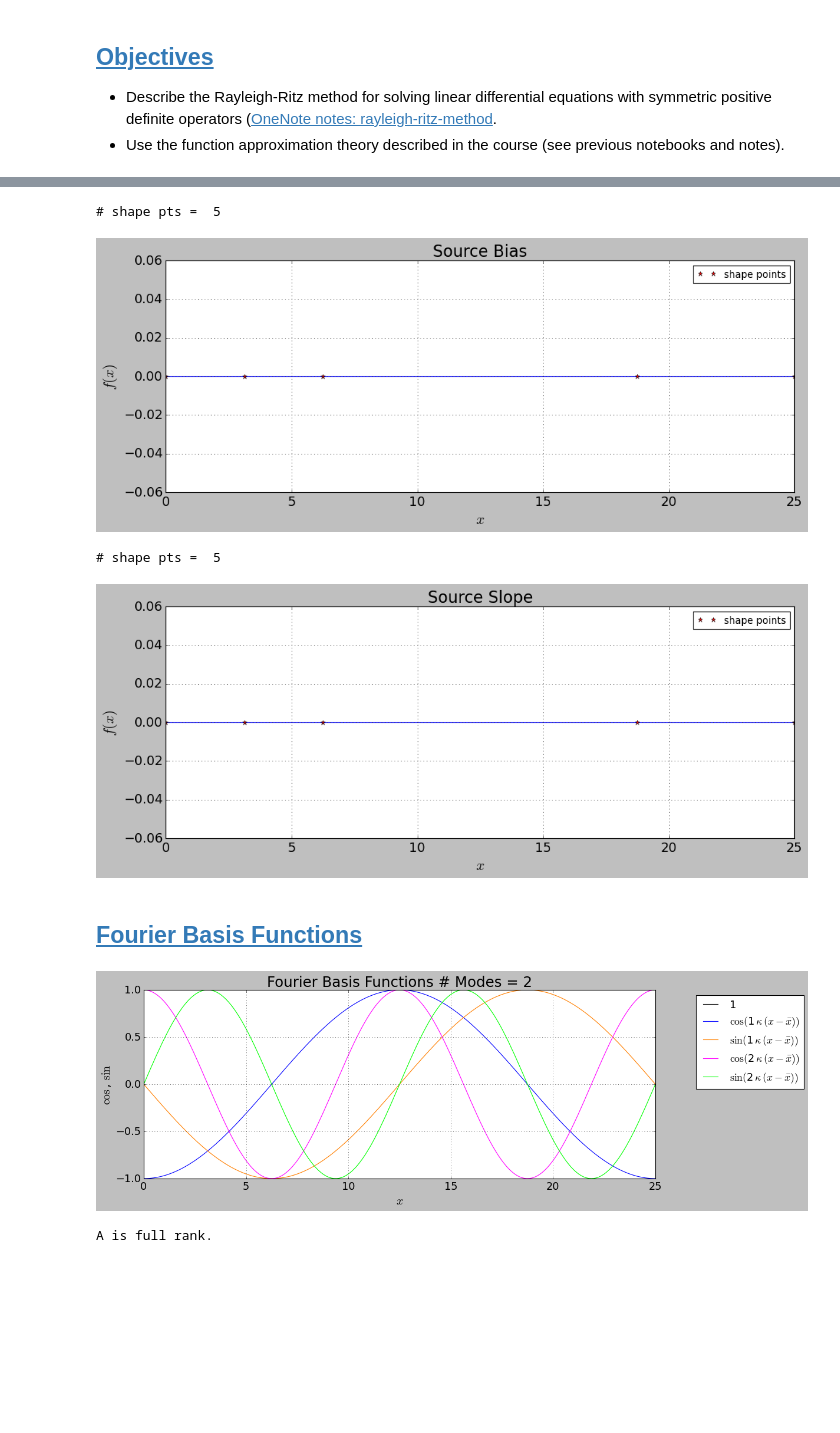
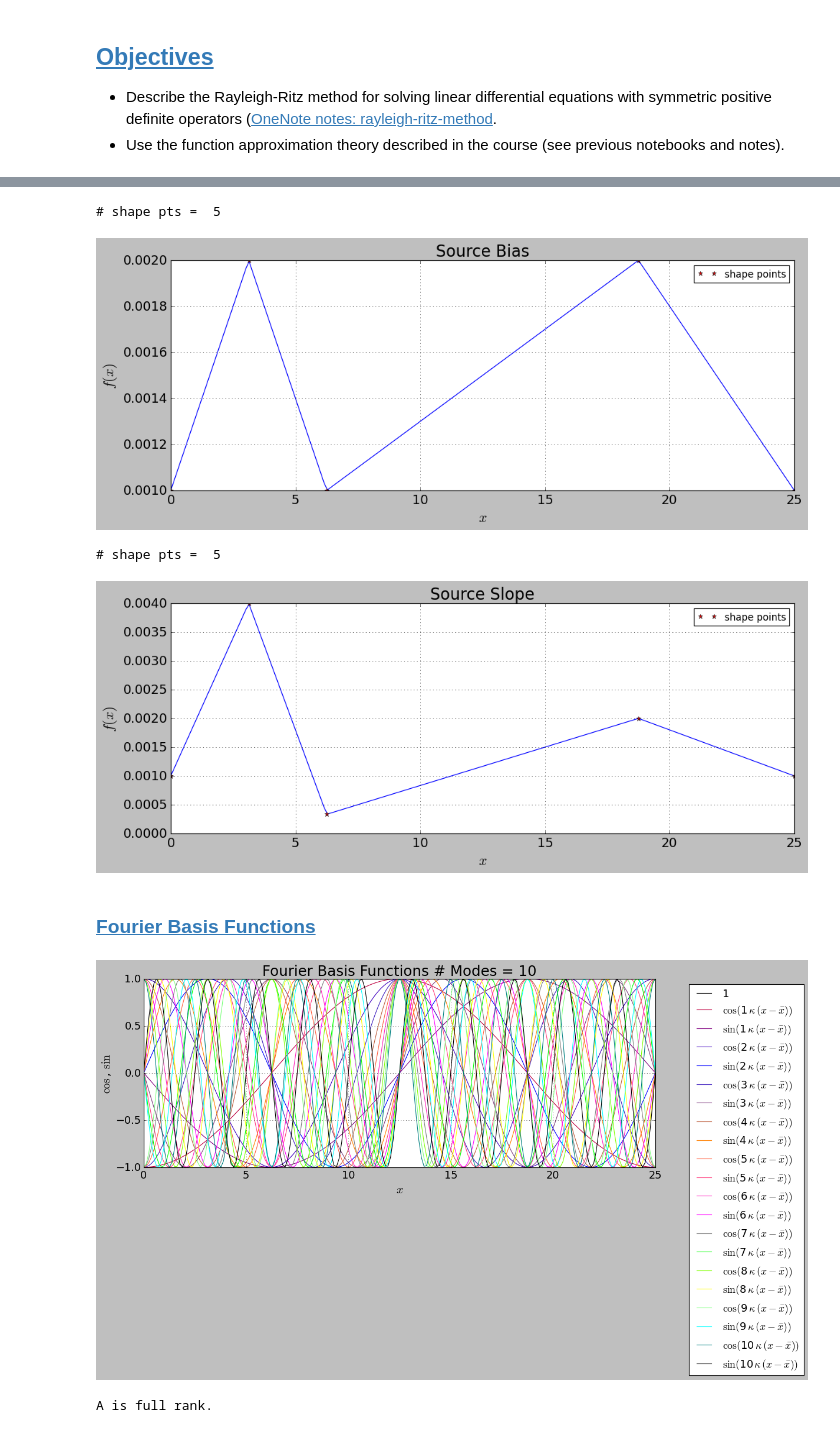
Before and after one commit to dpploy/engy-5330, a Jupyter notebook: notebooks/05a-rayleigh-ritz-fourier-method.ipynb, the cells around one changed output, grey strips where cells are left out. Saved outputs shown, nothing was run; the diff lists cells and outputs as text; code cells hidden in the pictures; blank space fills up the shorter version.

```diff
--- a/notebooks/05a-rayleigh-ritz-fourier-method.ipynb
+++ b/notebooks/05a-rayleigh-ritz-fourier-method.ipynb
@@ -125,18 +123,18 @@ except ModuleNotFoundError:
 shape_pts = [(x_a,source_bias_value), (x_b,source_bias_value)]
 shape_pts = [(x_a,source_bias_value), ((x_a+x_b)/2,1.3*source_bias_value), (x_b,source_bias_value)]
 shape_pts = [(x_a,source_bias_value), ((x_b+x_a)/2,-source_bias_value/4), (x_b,source_bias_value)]
-shape_pts = [(x_a,source_bias_value), ((x_b+x_a)/8,2*source_bias_value), ((x_b+x_a)/4,-15*source_bias_value), (3*(x_b+x_a)/4,2*source_bias_value), (x_b,source_bias_value)]
+shape_pts = [(x_a,source_bias_value), ((x_b+x_a)/8,2*source_bias_value), ((x_b+x_a)/4,source_bias_value), (3*(x_b+x_a)/4,2*source_bias_value), (x_b,source_bias_value)]
 
 print('# shape pts = ', len(shape_pts))
 
 source_bias = TargetFunction(shape_pts, type='stepwise')
 source_bias = TargetFunction(shape_pts, type='linear')
-source_bias = TargetFunction(shape_pts, type='legendre')
+#source_bias = TargetFunction(shape_pts, type='legendre')
 
 source_bias.plot(n_plot_pts=200, show_shape_pts=True, title='Source Bias')
 # %% [output]
 # shape pts =  5
-[figure, old version]
+[figure, new version]
 # %%
 '''Generate the source slope'''
 
@@ -152,32 +150,33 @@ shape_pts = [(x_a,source_slope_value), ((x_b+x_a)/8,4*source_slope_value), ((x_b
 print('# shape pts = ', len(shape_pts))
 
 source_slope = TargetFunction(shape_pts, type='legendre')
+source_slope = TargetFunction(shape_pts, type='linear')
 
 source_slope.plot(n_plot_pts=200, show_shape_pts=True, title='Source Slope')
 # %% [output]
 # shape pts =  5
-[figure, old version]
+[figure, new version]
 # %% [markdown]
-## [Fourier Basis Functions](#toc)<a id="fourier-basis"></a>
+### [Fourier Basis Functions](#toc)<a id="fourier-basis"></a>
 # %%
 '''Build the basis functions list'''
 
 import math
 
 wavelength = x_b - x_a
 kappa = 2*math.pi/wavelength
 
-N = 2 # number of pairs of sine/cosine
+N = 10 # number of pairs of sine/cosine
 
 try:
     from engy_5310.toolkit import FourierBasis
 except ModuleNotFoundError:
     assert False, 'You need to provide your own code here. Bailing out.'
 
 fb = FourierBasis(kappa, N, x_a, x_b)
 fb.plot()
 # %% [output]
-[figure, old version]
+[figure, new version]
 # %%
 '''Build the matrix of coefficients of the linear system'''
 
```
Also changed, not shown: parts of 9 cells of this notebook, 1 other file.
